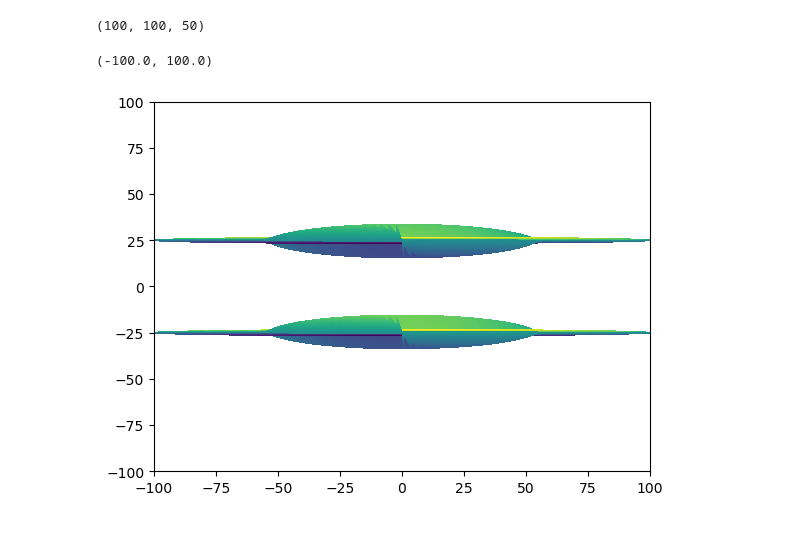
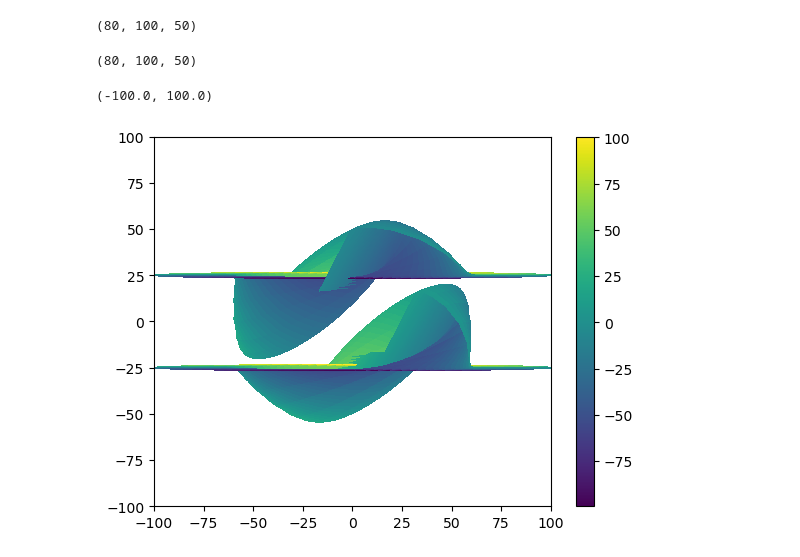
Before and after one commit to theochawla/49ceti_warpmodel, a Jupyter notebook: Warp/warp_last_ditch/understanding_matrix.ipynb, the cells around one changed output. Cells and saved outputs as stored; diff of their text form; code cells hidden in the pictures.

```diff
--- a/Warp/warp_last_ditch/understanding_matrix.ipynb
+++ b/Warp/warp_last_ditch/understanding_matrix.ipynb
@@ -46,7 +46,7 @@ def matrix_mine(x, y, z, warp, twist, inc_, PA_):
     return xp, yp, zp
 # %%
 r = np.linspace(0, 100, 100)
-phi = np.linspace(0, np.pi*2, 100)
+phi = np.linspace(0, np.pi*2, 80)
 z = np.linspace(-25, 25, 50)
 
 R, Phi, Z = np.meshgrid(r, phi, z)
@@ -95,8 +111,8 @@ az =0
 azi = np.deg2rad(az)
 r0 = 55
 dr = 10
-w_i = 70/2
-w_pa = 0
+w_i = 89/2
+w_pa = 70
 # %%
 #R, Phi = cart2pol(X,Y)
 X, Y = pol2cart(R, Phi)
@@ -105,18 +121,23 @@ twist = w_func_sky(r0, dr, w_pa, az, r)
 warp = w_func_sky(r0, dr, w_i, inc, r)
 
 X_w, Y_w, Z_w = matrix_mine(X, Y, Z, warp, twist, incl, azi)
+# %%
+X.shape
+# %% [output]
+(80, 100, 50)
 # %%
 X_w.shape
 # %% [output]
-(100, 100, 50)
+(80, 100, 50)
 # %%
 plt.pcolor(X_w[:,:,0], Y_w[:,:,0], Z_w[:,:,0])
 plt.pcolor(X_w[:,:,-1], Y_w[:,:,-1], Z_w[:,:,-1])
+plt.colorbar()
 plt.xlim(-100,100)
 plt.ylim(-100,100)
 # %% [output]
 (-100.0, 100.0)
-[figure, old version]
+[figure, new version]
 # %%
 import sympy as sp
 # %%
```
Also changed, not shown: parts of 7 cells of this notebook, 1 other file.
